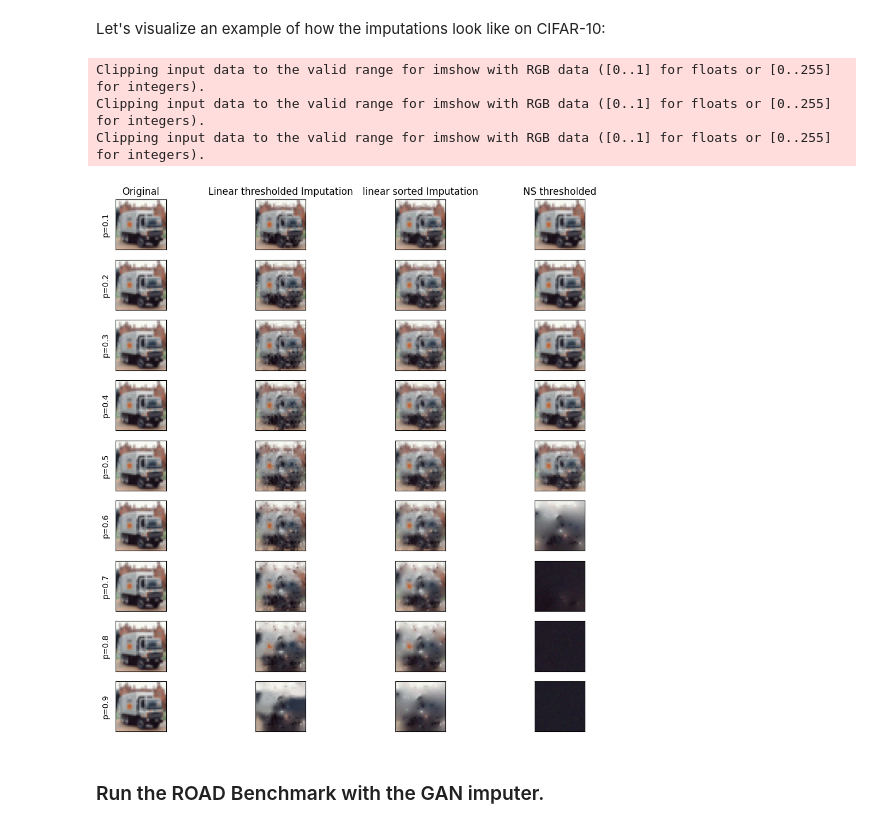
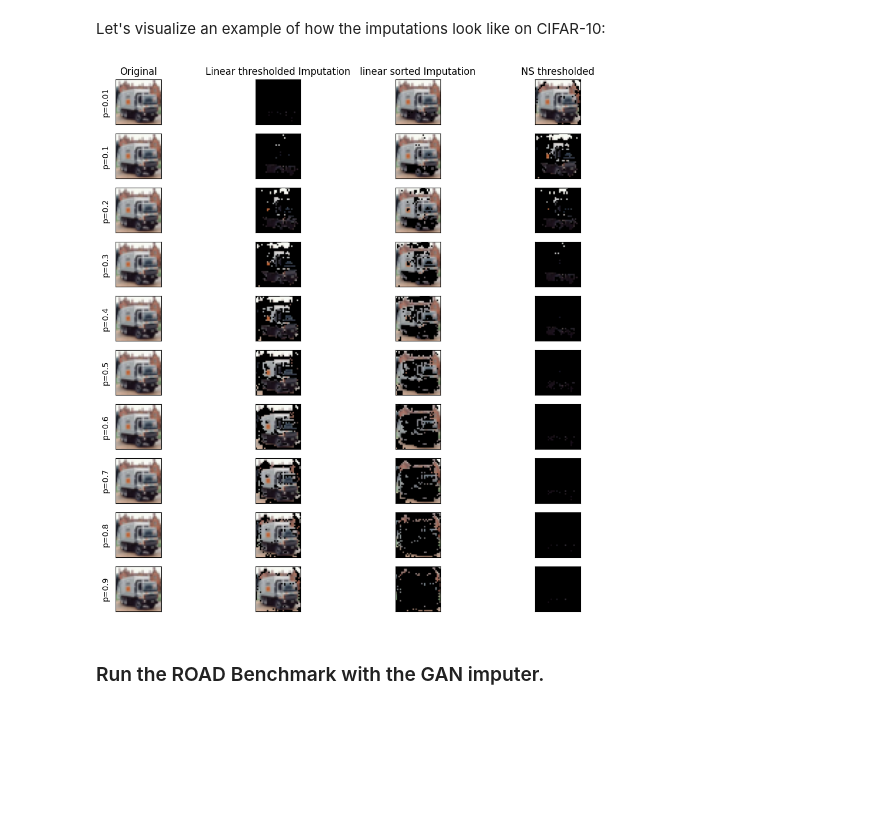
Before and after one commit to Mak-Ta-Reque/road_imputation, a Jupyter notebook: RoadBenchmarkDemo.ipynb, the cells around one changed output. Drawn from its saved outputs; the diff is of its cells as text; code cells hidden in the pictures; blank space fills up the shorter version.

```diff
--- a/RoadBenchmarkDemo.ipynb
+++ b/RoadBenchmarkDemo.ipynb
@@ -37,7 +34,7 @@ We provide sample maps for CIFAR 10 that can be loaded on our GoogleDrive for th
 Download the file ``base_test.pkl`` to the folder ``data/``.
 # %%
 from road.utils import load_expl
-_, explanation_test, _, prediction_test = load_expl(None, '/workspaces/data/cifar10/explanation/ig/base_test.pkl')
+_, explanation_test, _, prediction_test = load_expl(None, '/workspaces/data/cifar10/explanation/ig/var_test.pkl')
 # %%
 transform_tensor = torchvision.transforms.Compose([transforms.ToTensor()])
 cifar_train = torchvision.datasets.CIFAR10(root='/workspaces/data/cifar10/explanation', train=True, download=True, transform=transform_tensor)
@@ -52,7 +49,10 @@ def show_img(ax, dataset, iid, attributions=False):
     """ Plot an item of a dataset. Tranfer axis format from channels-first to channels-last."""
     tup = dataset[iid]
     if attributions:
-        ax.matshow(np.linalg.norm(tup, axis=2))
+        tup = np.dot(tup[...,:3], [0.299, 0.587, 0.114])
+        #ax.matshow(np.linalg.norm(tup, axis=2))
+
+        ax.matshow(tup, cmap="grey")
     else:
         ax.imshow((tup[0].cpu().transpose(0,1).transpose(1,2)))
 # %% [markdown]
@@ -205,37 +213,34 @@ Let's visualize an example of how the imputations look like on CIFAR-10:
 # %%
 image_id=11 # Choose any image ID you like here.
 
-percentage_imputed = [0.1, 0.2,  0.3,0.4, 0.5, 0.6, 0.7, 0.8, 0.9]
+percentage_imputed = [0.01, 0.1, 0.2,  0.3,0.4, 0.5, 0.6, 0.7, 0.8, 0.9]
 f, ax_arr = plt.subplots(len(percentage_imputed), 4)
 
 for k, p in enumerate(percentage_imputed):
     # Create ImputedDatasets from the cifar_test test set. In this example, we apply no transforms after the imputation, because we want to visualize the images.
-    ds_test_imputed_lin = ImputedDataset(cifar_test, mask=explanation_test, th_p=p, remove=True, imputation = ImpaintingImputationNS())
-    ds_test_imputed_fix = ImputedDataset(cifar_test, mask=explanation_test, th_p=p, remove=True, imputation = method_linear)
-    ds_test_imputed_gain = ThresholdDataset(cifar_test, mask=explanation_test, th_p=p, remove=True, imputation = method_linear)
+    ds_test_imputed_lin = ImputedDataset(cifar_test, mask=explanation_test, th_p=p, remove=False, imputation = method_fixed)
+    ds_test_imputed_fix = ImputedDataset(cifar_test, mask=explanation_test, th_p=p, remove=True, imputation = method_fixed)
+    ds_test_imputed_gain = ThresholdDataset(cifar_test, mask=explanation_test, th_p=p, remove=False, imputation = method_fixed)
 
     # Show the original.
     show_img(ax_arr[k][0], cifar_test, image_id)
     ax_arr[k][0].set_ylabel(f"p={p}")
 
     # Show the imputed image.
     show_img(ax_arr[k][1], ds_test_imputed_lin, image_id)
     show_img(ax_arr[k][2], ds_test_imputed_fix, image_id)
     show_img(ax_arr[k][3], ds_test_imputed_gain, image_id)
 
     for j in range(4):
         ax_arr[k][j].set_xticks([])
         ax_arr[k][j].set_yticks([])
 ax_arr[0][0].set_title("Original")
 ax_arr[0][2].set_title("linear sorted Imputation")
 ax_arr[0][1].set_title("Linear thresholded Imputation")
 ax_arr[0][3].set_title("NS thresholded")
 plt.gcf().set_size_inches(12,12)
 # %% [output]
-Clipping input data to the valid range for imshow with RGB data ([0..1] for floats or [0..255] for integers).
-Clipping input data to the valid range for imshow with RGB data ([0..1] for floats or [0..255] for integers).
-Clipping input data to the valid range for imshow with RGB data ([0..1] for floats or [0..255] for integers).
-[figure, old version]
+[figure, new version]
 # %% [markdown]
 ### Run the ROAD Benchmark with the GAN imputer.
 # %% [markdown]
```
Also changed, not shown: parts of 8 cells of this notebook, 6 other files.
